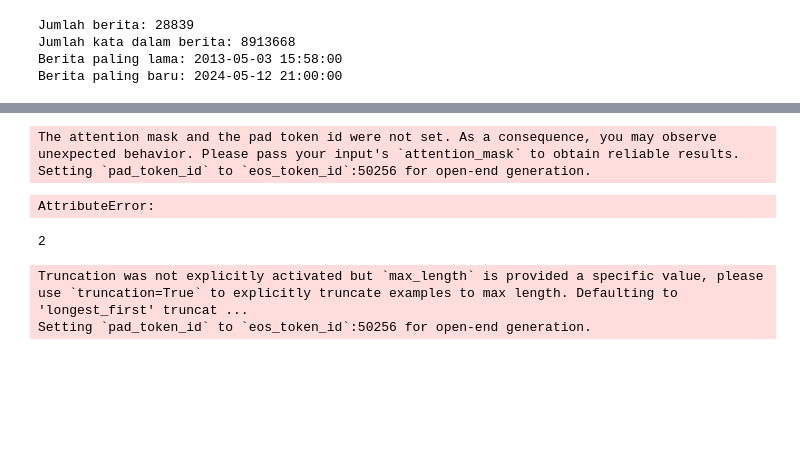
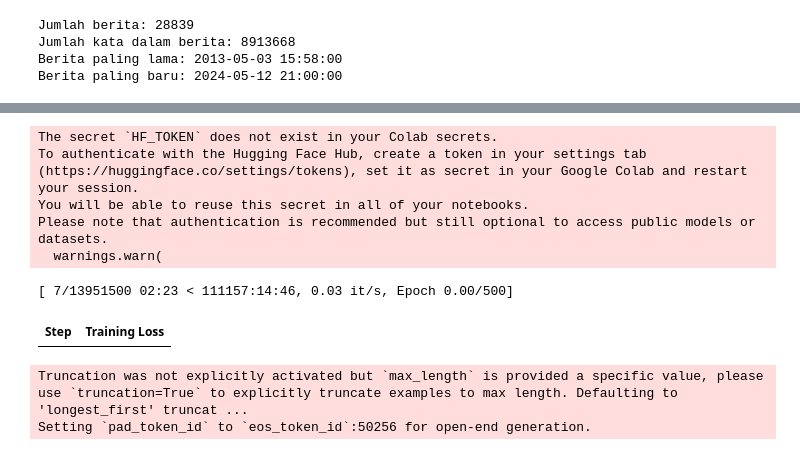
Before and after one commit to Mfys212/Generasi-Information-Teks-from-Kompas, a Jupyter notebook: Generasi_Teks_LLM.ipynb, the cells around one changed output, grey strips where cells are left out. Cells and saved outputs as stored; diff of their text form; code cells hidden in the pictures; blank space fills up the shorter version.

```diff
--- a/Generasi_Teks_LLM.ipynb
+++ b/Generasi_Teks_LLM.ipynb
@@ -139,57 +143,46 @@ plt.show()
 # %%
-import torch
-from transformers import GPT2Tokenizer, GPT2LMHeadModel
-from transformers import TextDataset, DataCollatorForLanguageModeling
-from transformers import Trainer, TrainingArguments
-
-# Load tokenizer and model
 tokenizer = GPT2Tokenizer.from_pretrained('indonesian-nlp/gpt2-medium-indonesian')
 model = GPT2LMHeadModel.from_pretrained('indonesian-nlp/gpt2-medium-indonesian')
 
-# Load your training data and tokenize it
-train_data_file = "path/to/your/training/data.txt"
+train_data_file = "file.txt"
 train_dataset = TextDataset(
     tokenizer=tokenizer,
     file_path=train_data_file,
-    block_size=128  # Adjust according to your needs
+    block_size=128
 )
 
-# Initialize data collator
 data_collator = DataCollatorForLanguageModeling(
     tokenizer=tokenizer,
     mlm=False
 )
 
-# Training arguments
 training_args = TrainingArguments(
-    output_dir="./fine-tuned-gpt2-indonesian",
+    output_dir="/content",
     overwrite_output_dir=True,
-    num_train_epochs=3,  # Adjust as needed
-    per_device_train_batch_size=4,  # Adjust as needed
+    num_train_epochs=500,
+    per_device_train_batch_size=4,
     save_steps=10_000,
     save_total_limit=2,
     prediction_loss_only=True,
 )
 
-# Initialize Trainer
 trainer = Trainer(
     model=model,
     args=training_args,
     data_collator=data_collator,
     train_dataset=train_dataset,
 )
 
-# Start training
 trainer.train()
-
-# Save the model
-trainer.save_model("./fine-tuned-gpt2-indonesian")
+config = GPT2Config()
+trainer.save_model("/content")
+config.save_pretrained("/content")
 # %% [output]
-The attention mask and the pad token id were not set. As a consequence, you may observe unexpected behavior. Please pass your input's `attention_mask` to obtain reliable results.
-Setting `pad_token_id` to `eos_token_id`:50256 for open-end generation.
+The secret `HF_TOKEN` does not exist in your Colab secrets.
+To authenticate with the Hugging Face Hub, create a token in your settings tab (https://huggingface.co/settings/tokens), set it as secret in your Google Colab and restart your session.
+You will be able to reuse this secret in all of your notebooks.
+Please note that authentication is recommended but still optional to access public models or datasets.
+  warnings.warn(
-AttributeError:
+[ 7/13951500 02:23 < 111157:14:46, 0.03 it/s, Epoch 0.00/500]
+| Step | Training Loss |
-# %%
-len(output)
-# %% [output]
-2
 # %%
```
Also changed, not shown: parts of 4 cells of this notebook.
